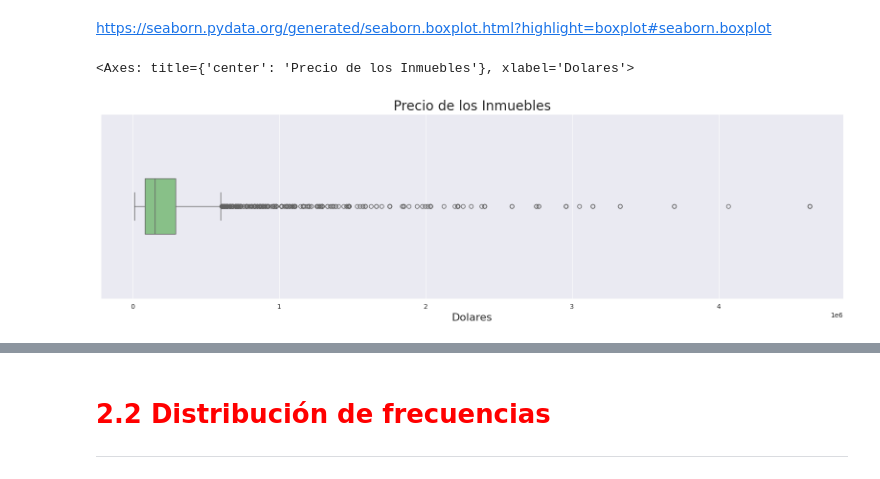
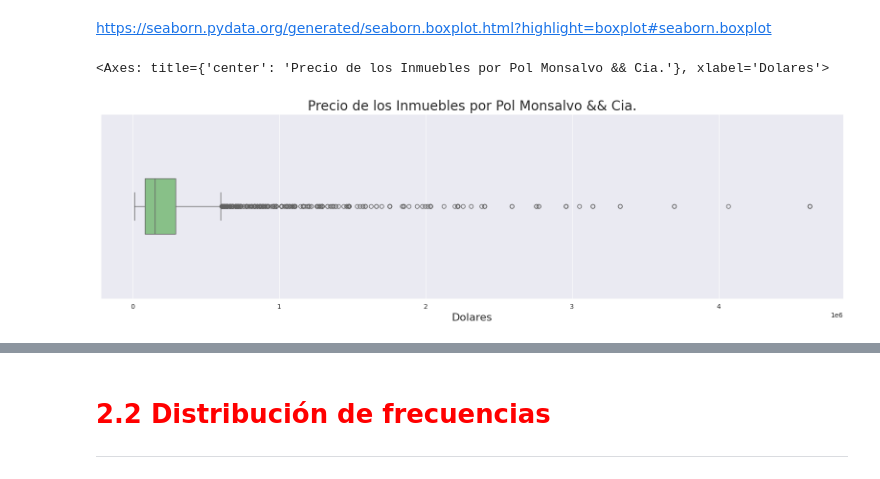
Before and after one commit to polargentino/ipynb-alura, a Jupyter notebook: notebooks/16-Regresión_Lineal_II.ipynb, the cells around one changed output, grey strips where cells are left out. Saved outputs shown, nothing was run; the diff lists cells and outputs as text; code cells hidden in the pictures.

```diff
--- a/notebooks/16-Regresión_Lineal_II.ipynb
+++ b/notebooks/16-Regresión_Lineal_II.ipynb
@@ -210,9 +212,9 @@ https://seaborn.pydata.org/generated/seaborn.boxplot.html?highlight=boxplot#seab
 # %%
 ax=sns.boxplot(data=datos['Valor'],orient='h',width=0.3)
 ax.figure.set_size_inches(20, 5)
-ax.set_title('Precio de los Inmuebles', fontsize=20)
+ax.set_title('Precio de los Inmuebles por Pol Monsalvo && Cia.', fontsize=20)
 ax.set_xlabel('Dolares', fontsize=16)
 ax
 # %% [output]
-<Axes: title={'center': 'Precio de los Inmuebles'}, xlabel='Dolares'>
+<Axes: title={'center': 'Precio de los Inmuebles por Pol Monsalvo && Cia.'}, xlabel='Dolares'>
-[figure, old version]
+[figure, new version]
```
Also changed, not shown: parts of 8 cells of this notebook, 1 other file.
